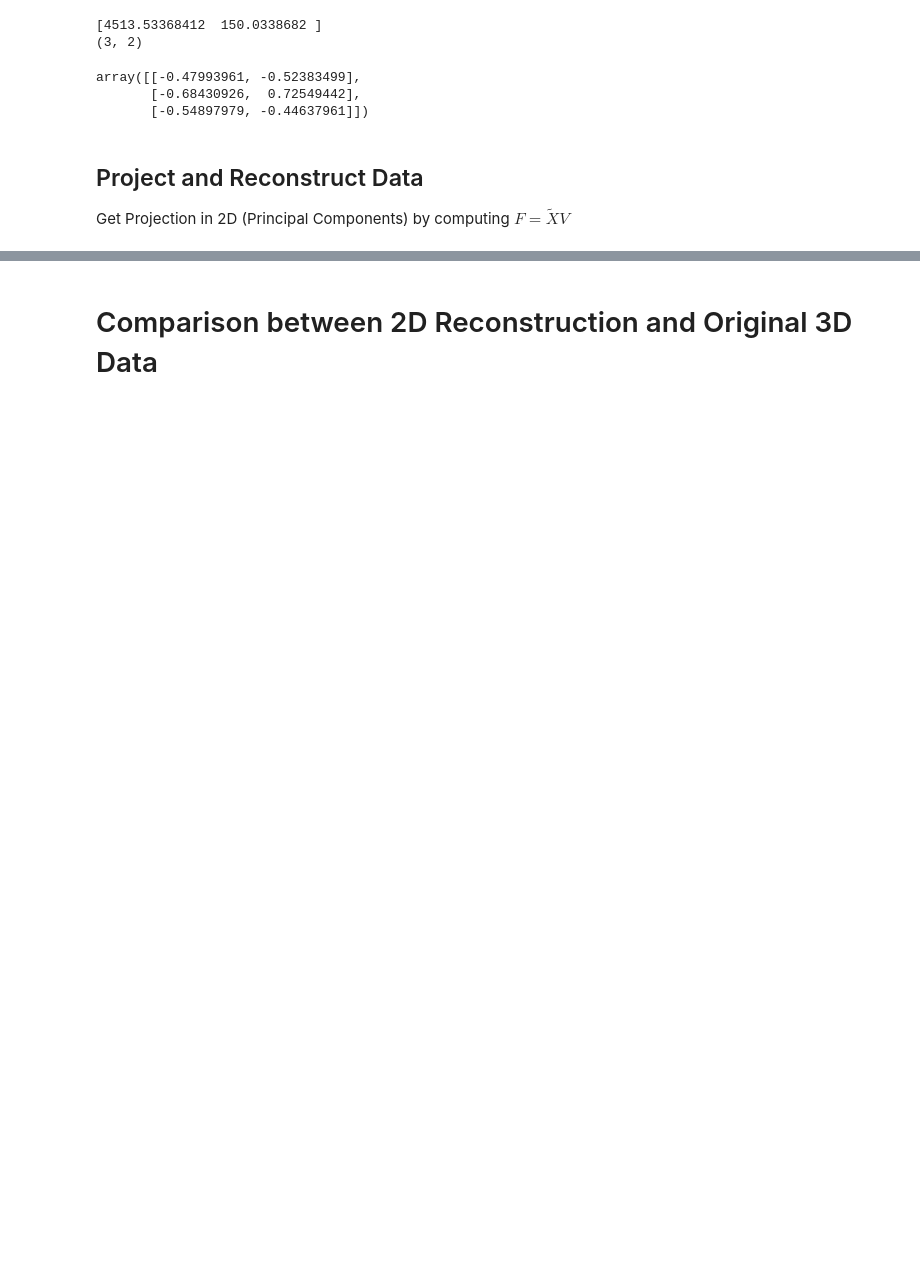
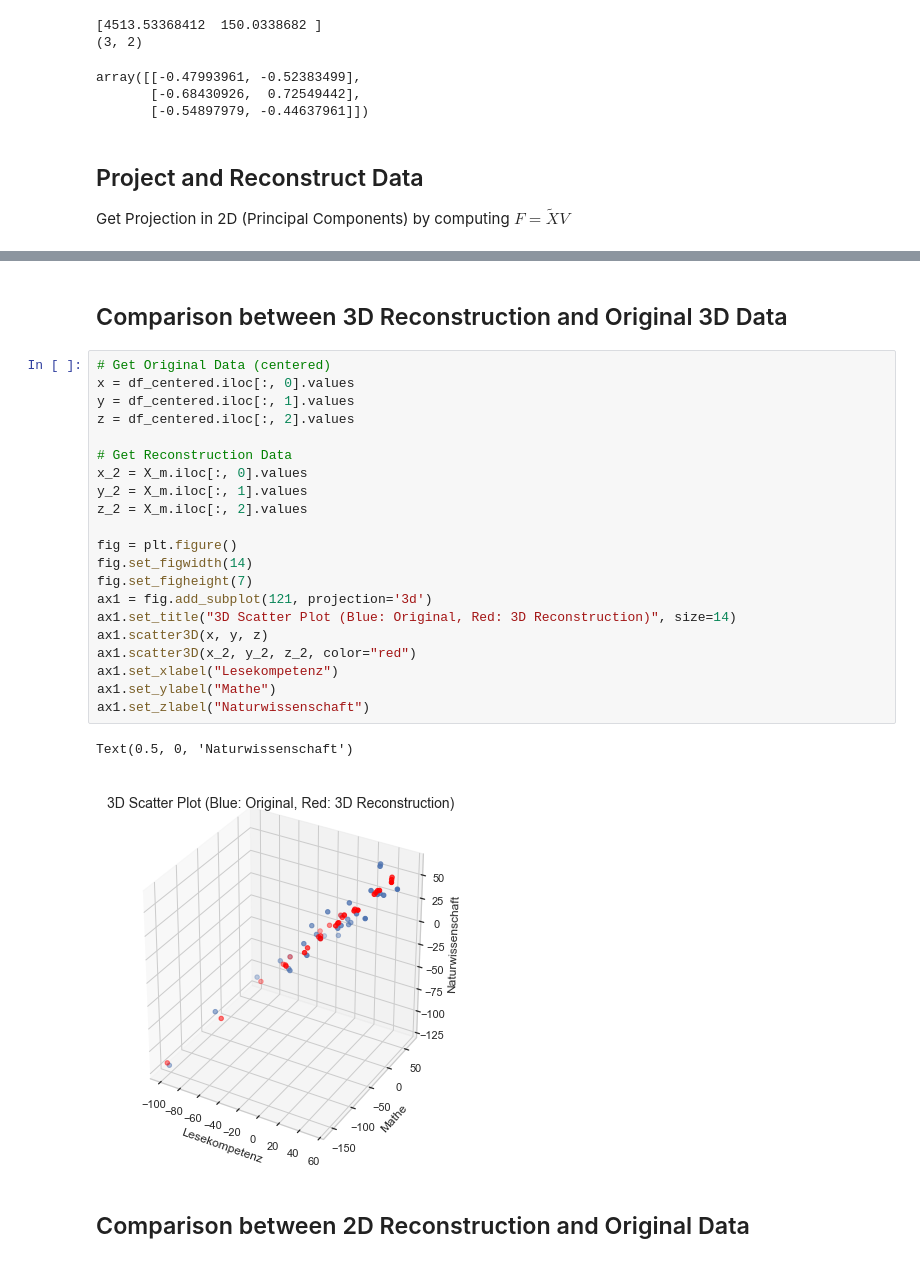
Before and after one commit to negralessio/multivariate-verfahren, a Jupyter notebook: U6/u6_PCA.ipynb, the cells around one changed output, grey strips where cells are left out. Cells and saved outputs as stored; diff of their text form; blank space fills up the shorter version.

```diff
--- a/U6/u6_PCA.ipynb
+++ b/U6/u6_PCA.ipynb
@@ -177,2 +177,28 @@ X_m.head(5)
+# %% [markdown]
+## Comparison between 3D Reconstruction and Original 3D Data
+# %%
+# Get Original Data (centered)
+x = df_centered.iloc[:, 0].values
+y = df_centered.iloc[:, 1].values
+z = df_centered.iloc[:, 2].values
+
+# Get Reconstruction Data
+x_2 = X_m.iloc[:, 0].values
+y_2 = X_m.iloc[:, 1].values
+z_2 = X_m.iloc[:, 2].values
+
+fig = plt.figure()
+fig.set_figwidth(14)
+fig.set_figheight(7)
+ax1 = fig.add_subplot(121, projection='3d')
+ax1.set_title("3D Scatter Plot (Blue: Original, Red: 3D Reconstruction)", size=14)
+ax1.scatter3D(x, y, z)
+ax1.scatter3D(x_2, y_2, z_2, color="red")
+ax1.set_xlabel("Lesekompetenz")
+ax1.set_ylabel("Mathe")
+ax1.set_zlabel("Naturwissenschaft")
+# %% [output]
+Text(0.5, 0, 'Naturwissenschaft')
+[figure, added]
 # %% [markdown]
-# Comparison between 2D Reconstruction and Original 3D Data
+## Comparison between 2D Reconstruction and Original Data
```
Also changed, not shown: parts of 8 cells of this notebook.
